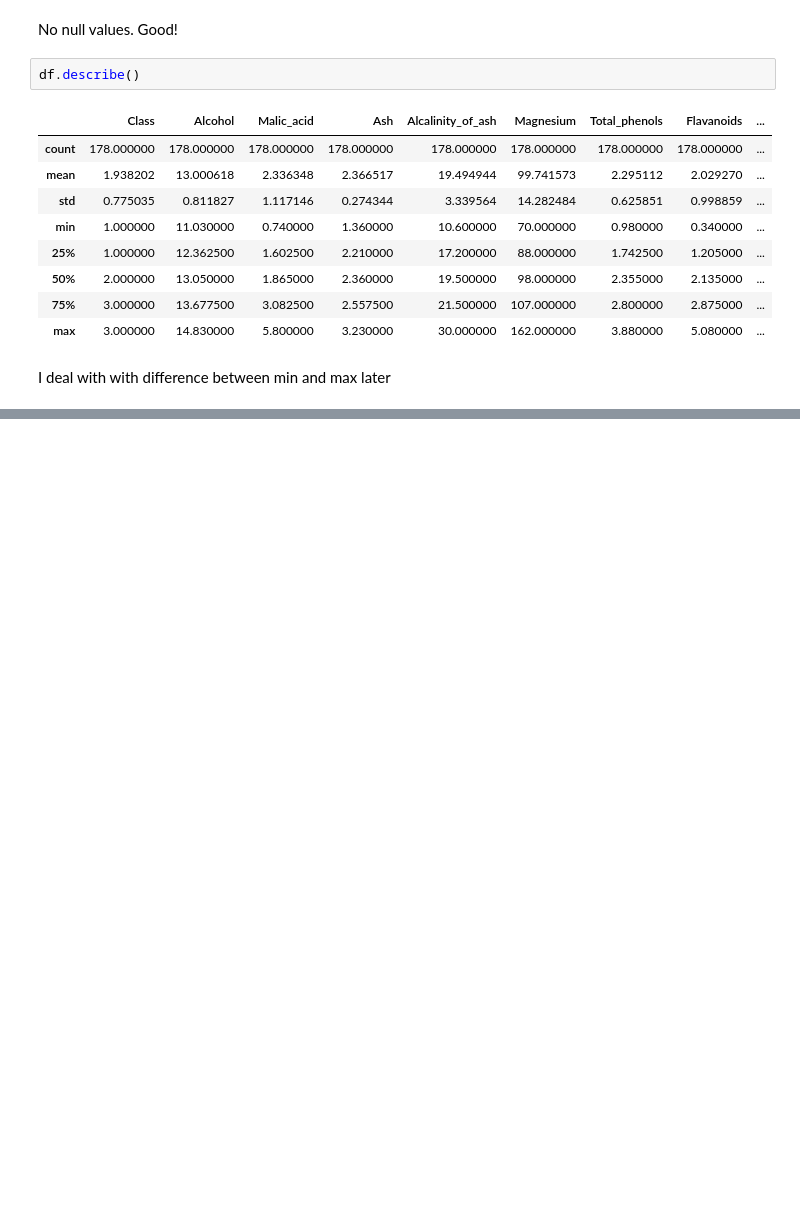
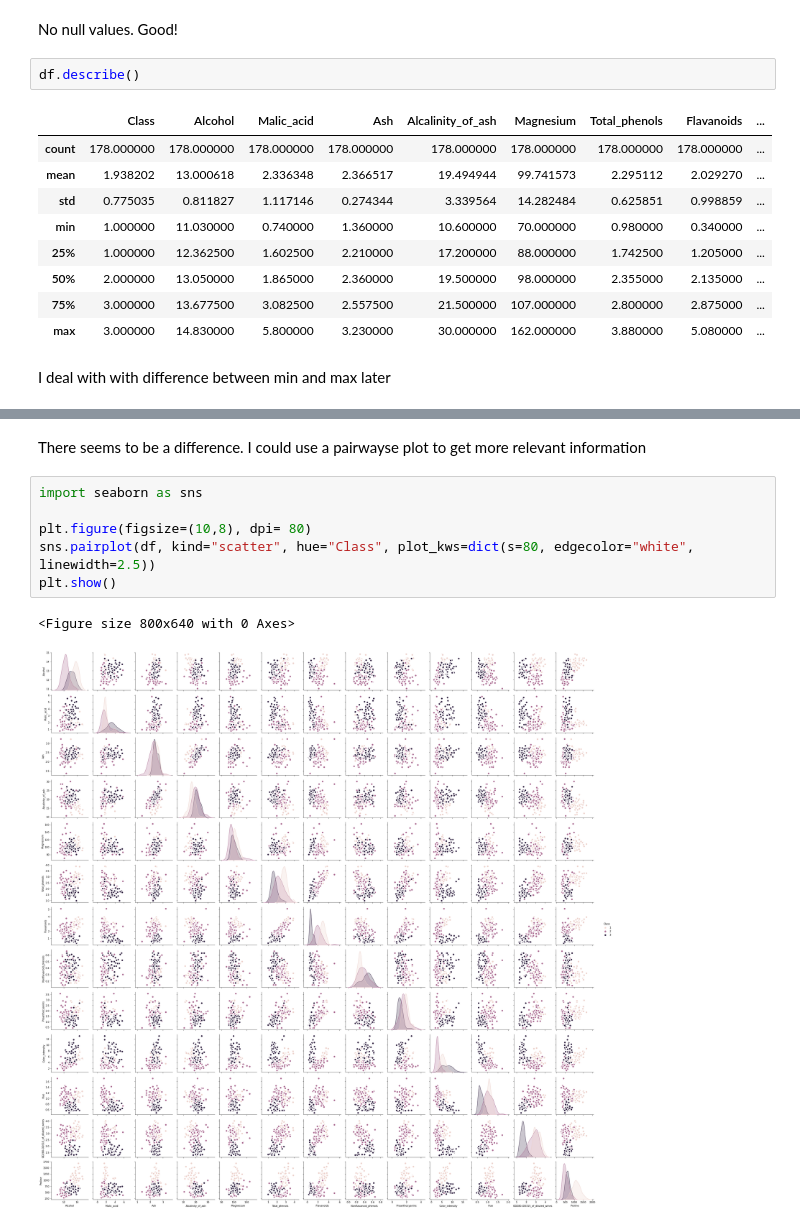
Before and after one commit to andresvc21/Random_Practice_ML, a Jupyter notebook: Wines_Classification_Homework_M1_Andres_Villegas.ipynb, the cells around one changed output, grey strips where cells are left out. Cells and saved outputs as stored; diff of their text form; blank space fills up the shorter version.

```diff
--- a/Wines_Classification_Homework_M1_Andres_Villegas.ipynb
+++ b/Wines_Classification_Homework_M1_Andres_Villegas.ipynb
@@ -69,0 +97,11 @@ I deal with with difference between min and max later
+# %% [markdown]
+There seems to be a difference. I could use a pairwayse plot to get more relevant information
+# %%
+import seaborn as sns
+
+plt.figure(figsize=(10,8), dpi= 80)
+sns.pairplot(df, kind="scatter", hue="Class", plot_kws=dict(s=80, edgecolor="white", linewidth=2.5))
+plt.show()
+# %% [output]
+<Figure size 800x640 with 0 Axes>
+[figure, added]
```
Also changed, not shown: parts of 14 cells of this notebook.
